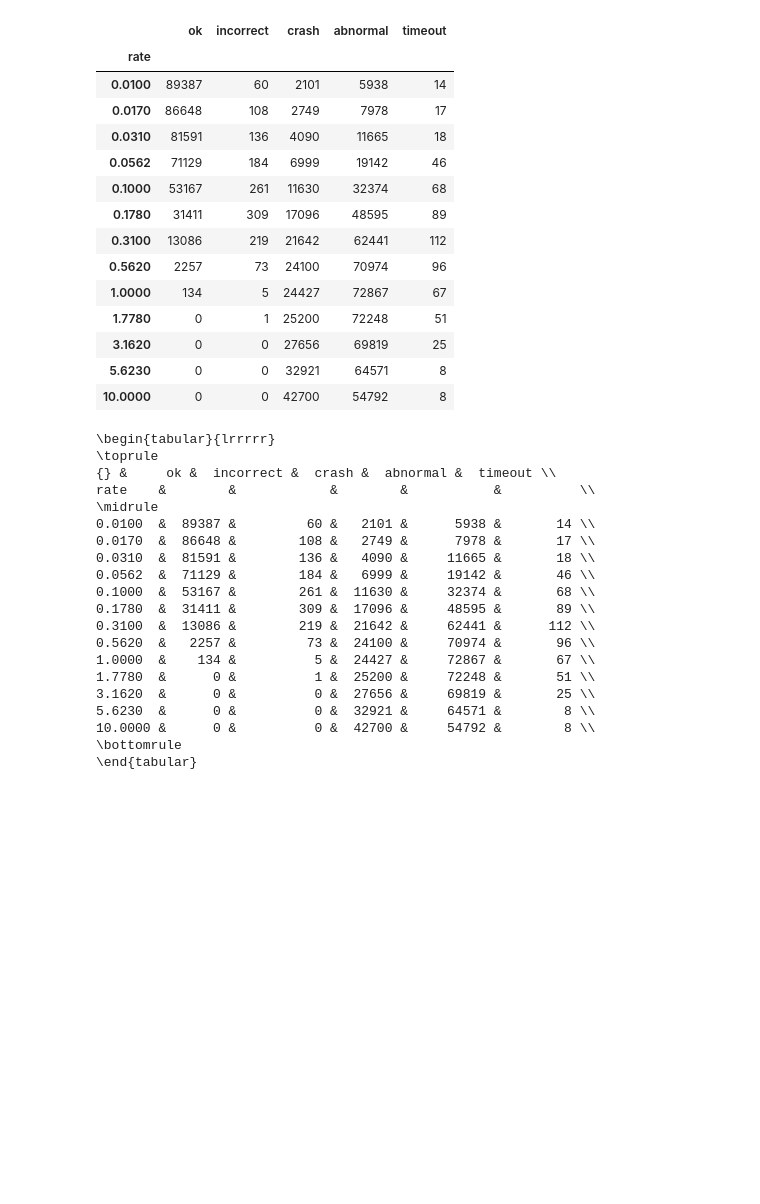
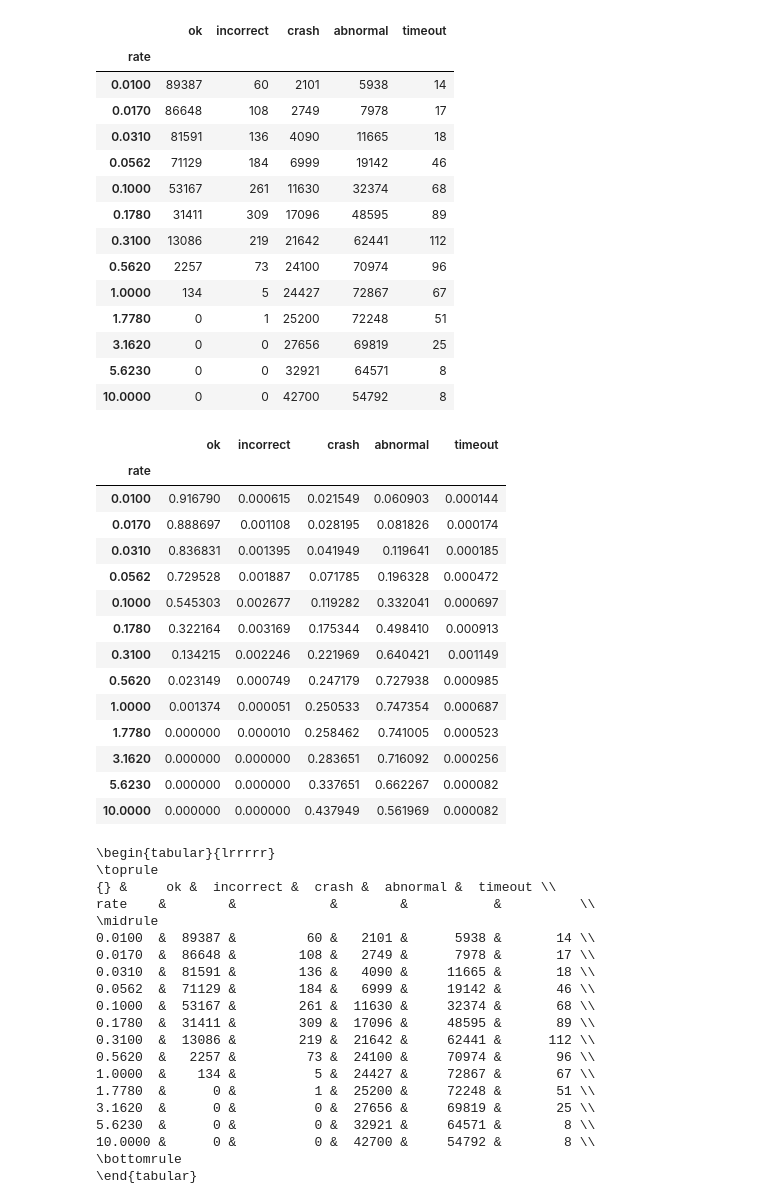
Before and after one commit to Longi94/chaos_jupyter, a Jupyter notebook: duckdb_resilient_block_tpch1_flip_x_plots.ipynb, the cells around one changed output. Cells and saved outputs as stored; diff of their text form; code cells hidden in the pictures; blank space fills up the shorter version.

Commit message:
add percentage dataframes

```diff
--- a/duckdb_resilient_block_tpch1_flip_x_plots.ipynb
+++ b/duckdb_resilient_block_tpch1_flip_x_plots.ipynb
@@ -65,6 +65,24 @@ pivoted
 | 3.1620 | 0 | 0 | 27656 | 69819 | 25 |
 | 5.6230 | 0 | 0 | 32921 | 64571 | 8 |
 | 10.0000 | 0 | 0 | 42700 | 54792 | 8 |
+# %%
+pivoted / 97500
+# %% [output]
+|  | ok | incorrect | crash | abnormal | timeout |
+| rate |  |  |  |  |  |
+| 0.0100 | 0.916790 | 0.000615 | 0.021549 | 0.060903 | 0.000144 |
+| 0.0170 | 0.888697 | 0.001108 | 0.028195 | 0.081826 | 0.000174 |
+| 0.0310 | 0.836831 | 0.001395 | 0.041949 | 0.119641 | 0.000185 |
+| 0.0562 | 0.729528 | 0.001887 | 0.071785 | 0.196328 | 0.000472 |
+| 0.1000 | 0.545303 | 0.002677 | 0.119282 | 0.332041 | 0.000697 |
+| 0.1780 | 0.322164 | 0.003169 | 0.175344 | 0.498410 | 0.000913 |
+| 0.3100 | 0.134215 | 0.002246 | 0.221969 | 0.640421 | 0.001149 |
+| 0.5620 | 0.023149 | 0.000749 | 0.247179 | 0.727938 | 0.000985 |
+| 1.0000 | 0.001374 | 0.000051 | 0.250533 | 0.747354 | 0.000687 |
+| 1.7780 | 0.000000 | 0.000010 | 0.258462 | 0.741005 | 0.000523 |
+| 3.1620 | 0.000000 | 0.000000 | 0.283651 | 0.716092 | 0.000256 |
+| 5.6230 | 0.000000 | 0.000000 | 0.337651 | 0.662267 | 0.000082 |
+| 10.0000 | 0.000000 | 0.000000 | 0.437949 | 0.561969 | 0.000082 |
 # %%
 print(pivoted.to_latex())
 # %% [output]
```
Also changed, not shown: 13 other files.
